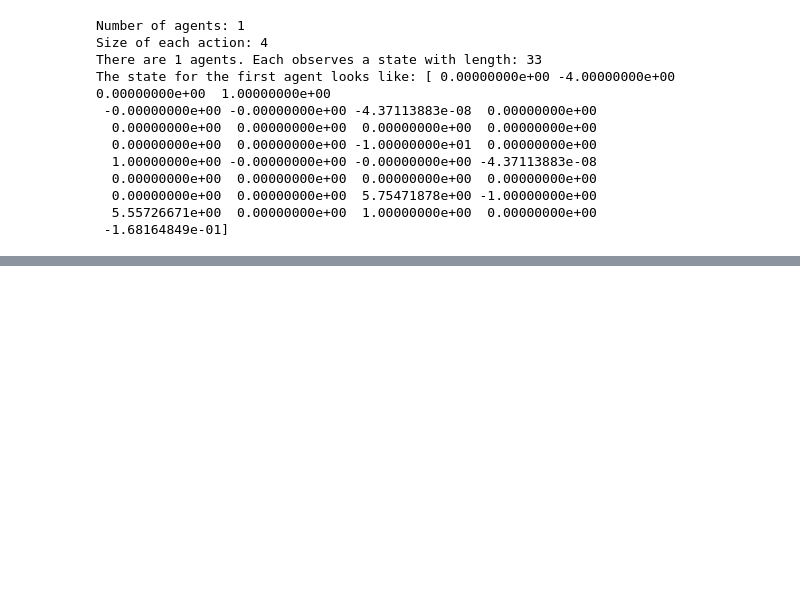
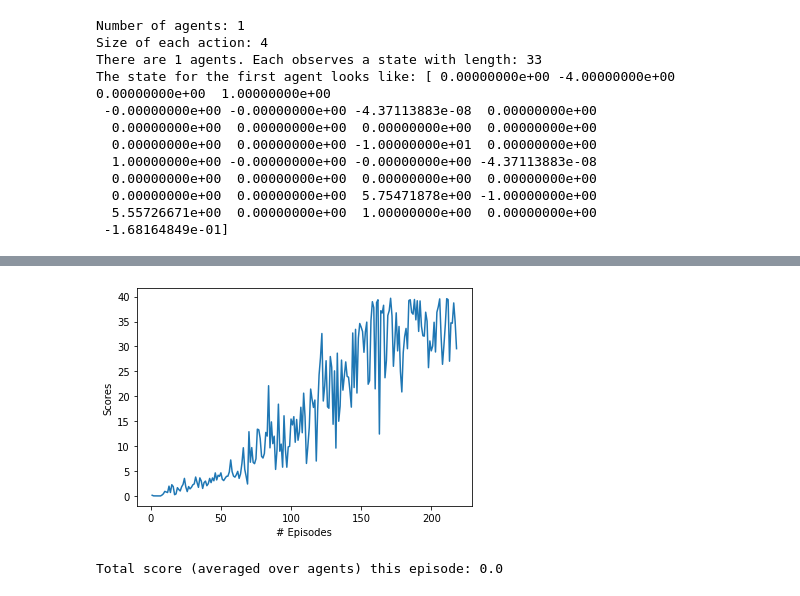
Before and after one commit to ml-boringtao/rl, a Jupyter notebook: policy_based/solution_ddpg_1.ipynb, the cells around one changed output, grey strips where cells are left out. Cells and saved outputs as stored; diff of their text form; code cells hidden in the pictures; blank space fills up the shorter version.

Commit message:
add policy based method: solution ddpg 1

```diff
--- a/policy_based/solution_ddpg_1.ipynb
+++ b/policy_based/solution_ddpg_1.ipynb
@@ -68,0 +70,26 @@ agent = Agent(state_size=state_size, action_size=action_size, random_seed=10)
+# %%
+# Agent default hyperparameters
+BUFFER_SIZE = int(1e5)  # replay buffer size
+BATCH_SIZE = 128        # minibatch size
+GAMMA = 0.99            # discount factor
+TAU = 1e-3              # for soft update of target parameters
+LR_ACTOR = 2e-4         # learning rate of the actor
+LR_CRITIC = 2e-4        # learning rate of the critic
+WEIGHT_DECAY = 0        # L2 weight decay
+ACTOR_FC1_UNITS = 128   # Number of units for the layer 1 in the actor model
+ACTOR_FC2_UNITS = 128   # Number of units for the layer 2 in the actor model
+CRITIC_FCS1_UNITS = 128 # Number of units for the layer 1 in the critic model
+CRITIC_FC2_UNITS = 128  # Number of units for the layer 2 in the critic model
+BN_MODE = 2             # Use Batch Norm. - 0=disabled, 1=BN before Activation, 2=BN after Activation (3, 4 are alt. versions of 1, 2)
+ADD_OU_NOISE = True     # Add Ornstein-Uhlenbeck noise
+MU = 0.                 # Ornstein-Uhlenbeck noise parameter
+THETA = 0.15            # Ornstein-Uhlenbeck noise parameter
+SIGMA = 0.1             # Ornstein-Uhlenbeck noise parameter
+# %%
+agent = Agent(state_size=state_size,action_size=action_size, random_seed=10,
+                  actor_fc1_units=ACTOR_FC1_UNITS, actor_fc2_units=ACTOR_FC2_UNITS,
+                  critic_fcs1_units=CRITIC_FCS1_UNITS, critic_fc2_units=CRITIC_FC2_UNITS,
+                  buffer_size=BUFFER_SIZE, batch_size=BATCH_SIZE, bn_mode=BN_MODE,
+                  gamma=GAMMA, tau=TAU,
+                  lr_actor=LR_ACTOR, lr_critic=LR_CRITIC, weight_decay=WEIGHT_DECAY,
+                  add_ounoise=ADD_OU_NOISE, mu=MU, theta=THETA, sigma=SIGMA)
@@ -112,0 +162,28 @@ KeyboardInterrupt:
+# %%
+f = plt.figure()
+ax = f.add_subplot(111)
+plt.plot(range(1, len(scores) + 1), scores)
+plt.xlabel('# Episodes')
+plt.ylabel('Scores')
+plt.savefig('output/ddpg_1_scores_plot.png')
+plt.show()
+# %% [output]
+[figure, added]
+# %%
+env_info = env.reset(train_mode=False)[brain_name]     # reset the environment
+states = env_info.vector_observations                  # get the current state (for each agent)
+scores = np.zeros(num_agents)                          # initialize the score (for each agent)
+while True:
+    actions = np.random.randn(num_agents, action_size) # select an action (for each agent)
+    actions = np.clip(actions, -1, 1)                  # all actions between -1 and 1
+    env_info = env.step(actions)[brain_name]           # send all actions to tne environment
+    next_states = env_info.vector_observations         # get next state (for each agent)
+    rewards = env_info.rewards                         # get reward (for each agent)
+    dones = env_info.local_done                        # see if episode finished
+    scores += env_info.rewards                         # update the score (for each agent)
+    states = next_states                               # roll over states to next time step
+    if np.any(dones):                                  # exit loop if episode finished
+        break
+print('Total score (averaged over agents) this episode: {}'.format(np.mean(scores)))
+# %% [output]
+Total score (averaged over agents) this episode: 0.0
```
Also changed, not shown: parts of 7 cells of this notebook, 9 other files.
